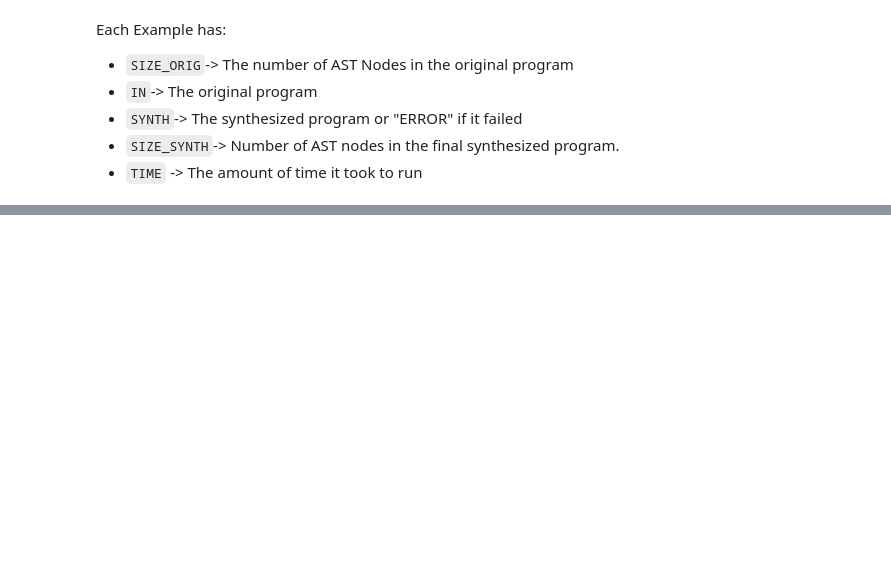
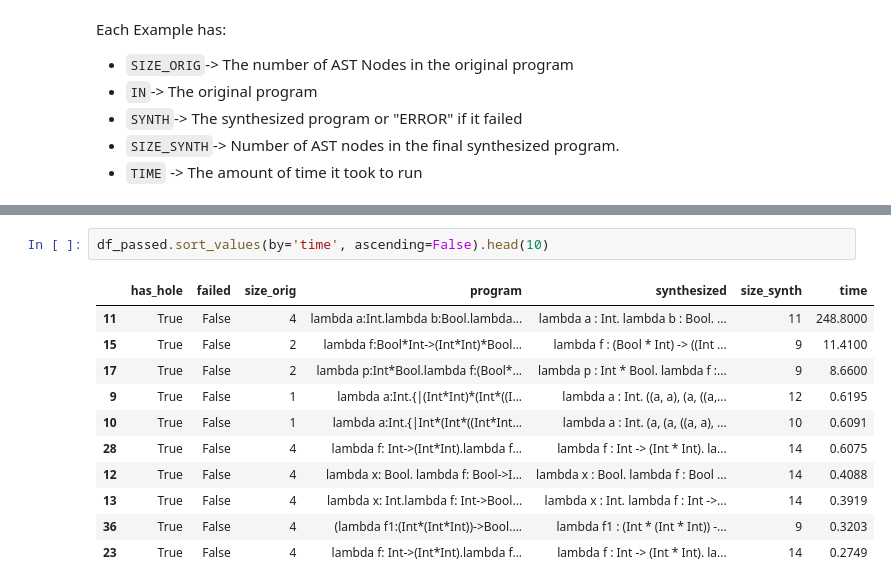
Before and after one commit to andreyyao/CS703, a Jupyter notebook: calc_results.ipynb, the cells around one changed output, grey strips where cells are left out. Cells and saved outputs as stored; diff of their text form; blank space fills up the shorter version.

```diff
--- a/calc_results.ipynb
+++ b/calc_results.ipynb
@@ -102,0 +102,14 @@ df.groupby("size_synth")
+# %%
+df_passed.sort_values(by='time', ascending=False).head(10)
+# %% [output]
+|  | has_hole | failed | size_orig | program | synthesized | size_synth | time |
+| 11 | True | False | 4 | lambda a:Int.lambda b:Bool.lambda... | lambda a : Int. lambda b : Bool. ... | 11 | 248.8000 |
+| 15 | True | False | 2 | lambda f:Bool*Int->(Int*Int)*Bool... | lambda f : (Bool * Int) -> ((Int ... | 9 | 11.4100 |
+| 17 | True | False | 2 | lambda p:Int*Bool.lambda f:(Bool*... | lambda p : Int * Bool. lambda f :... | 9 | 8.6600 |
+| 9 | True | False | 1 | lambda a:Int.{|(Int*Int)*(Int*((I... | lambda a : Int. ((a, a), (a, ((a,... | 12 | 0.6195 |
+| 10 | True | False | 1 | lambda a:Int.{|Int*(Int*((Int*Int... | lambda a : Int. (a, (a, ((a, a), ... | 10 | 0.6091 |
+| 28 | True | False | 4 | lambda f: Int->(Int*Int).lambda f... | lambda f : Int -> (Int * Int). la... | 14 | 0.6075 |
+| 12 | True | False | 4 | lambda x: Bool. lambda f: Bool->I... | lambda x : Bool. lambda f : Bool ... | 14 | 0.4088 |
+| 13 | True | False | 4 | lambda x: Int.lambda f: Int->Bool... | lambda x : Int. lambda f : Int ->... | 14 | 0.3919 |
+| 36 | True | False | 4 | (lambda f1:(Int*(Int*Int))->Bool.... | lambda f1 : (Int * (Int * Int)) -... | 9 | 0.3203 |
+| 23 | True | False | 4 | lambda f: Int->(Int*Int).lambda f... | lambda f : Int -> (Int * Int). la... | 14 | 0.2749 |
```
Also changed, not shown: parts of 5 cells of this notebook, 29 other files.
